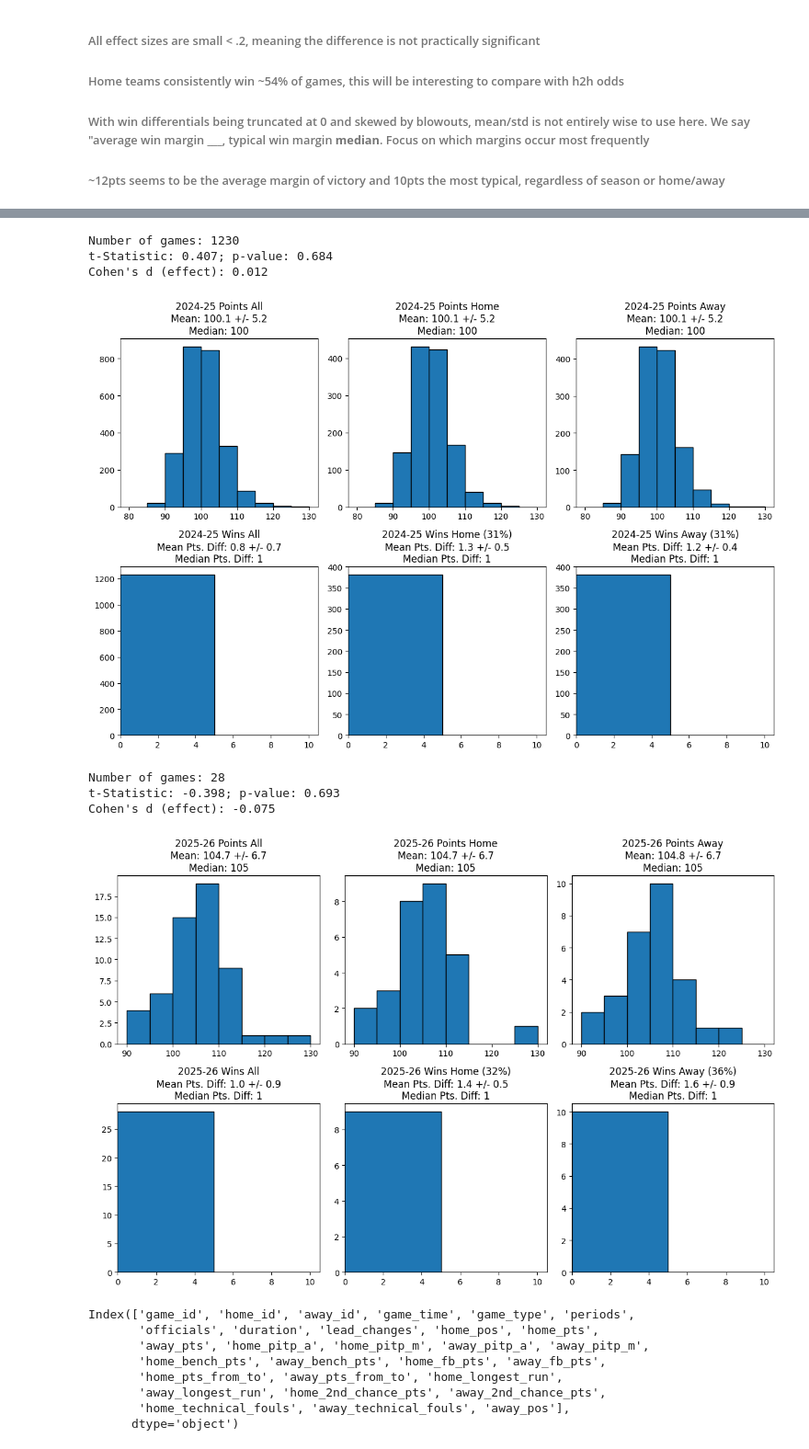
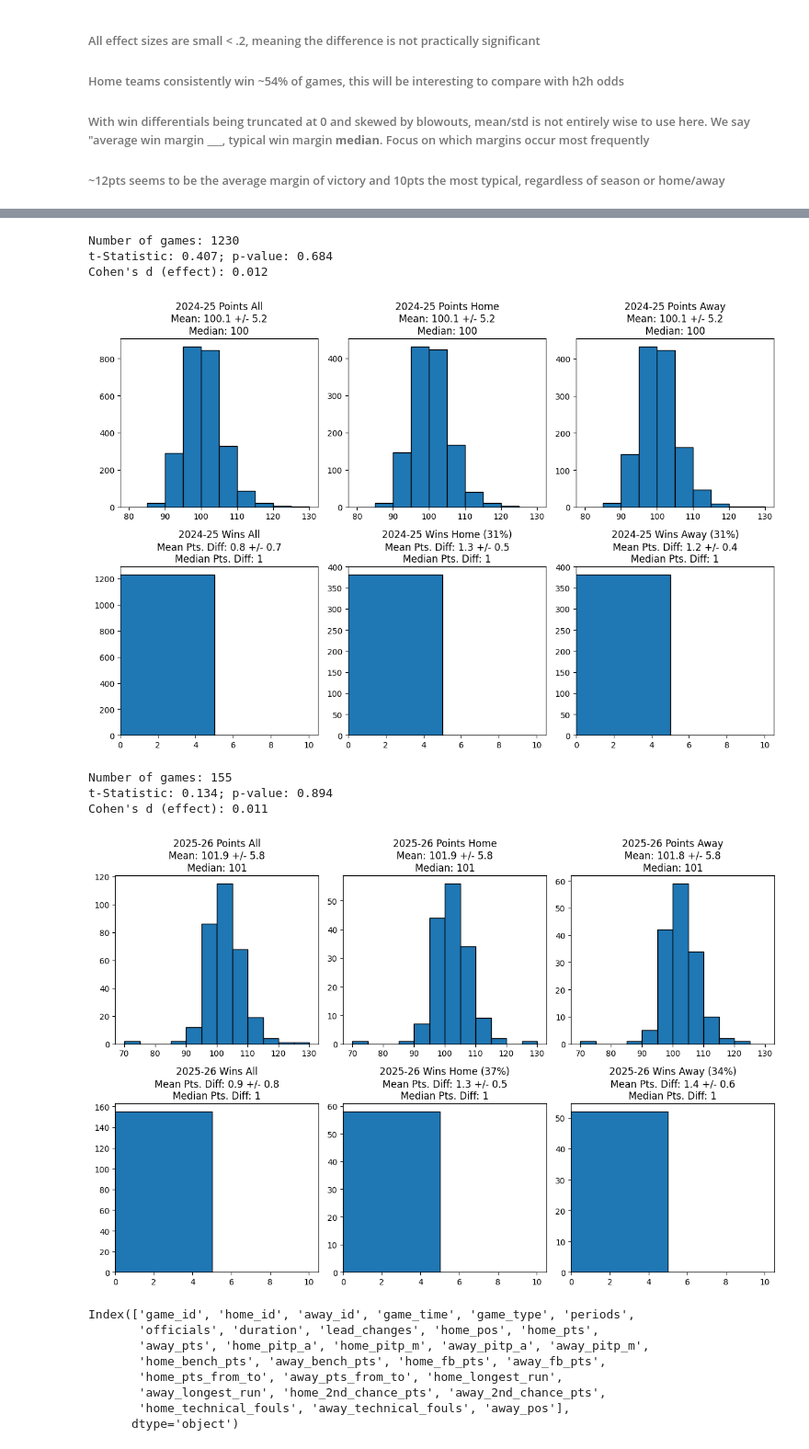
Before and after one commit to bbq-x/mathletics-analyze, a Jupyter notebook: scripts/points.ipynb, the cells around one changed output, grey strips where cells are left out. Shown at 92% size. Saved outputs shown, nothing was run; the diff lists cells and outputs as text; code cells hidden in the pictures.

```diff
--- a/scripts/points.ipynb
+++ b/scripts/points.ipynb
@@ -24,9 +24,9 @@ for season in seasons:
     # Query data
     sch = pd.read_sql_query(f"""select *
                             from "{schema}".game_details where home_pts is not null
-                            and game_id != '0062400001'
+                            and game_id != '0062400001' and game_type not in ('Playoffs', 'PlayIn')
                             """,con=c_eng)
-    sch = sch[ (sch["game_type"]=="Regular Season") | (sch["game_type"]=="Emirates NBA Cup") ]
+    #sch = sch[ (sch["game_type"]=="Regular Season") | (sch["game_type"]=="Emirates NBA Cup") ]
     sch.sort_values("game_time",inplace=True)    # Sort by date, preserve time order
     df_dict[schema] = sch
     print(f"Number of games: {len(sch)}")
@@ -163,6 +163,7 @@ Cohen's d (effect): 0.052
 ###### With win differentials being truncated at 0 and skewed by blowouts, mean/std is not entirely wise to use here. We say "average win margin ___, typical win margin __median__. Focus on which margins occur most frequently
 ###### ~12pts seems to be the average margin of victory and 10pts the most typical, regardless of season or home/away
 # %%
+# Possessions
 # A describe().T with season_all, season_home, season_away as the index
 # Each one will probably have to be independently calculated and appended
 import math as m
@@ -176,9 +177,9 @@ for season in seasons:
     # Query data
     sch = pd.read_sql_query(f"""select *
                             from "{schema}".game_details where home_pts is not null
-                            and game_id != '0062400001'
+                            and game_id != '0062400001' and game_type not in ('Playoffs', 'PlayIn')
                             """,con=c_eng)
-    sch = sch[ (sch["game_type"]=="Regular Season") | (sch["game_type"]=="Emirates NBA Cup") ]
+    #sch = sch[ (sch["game_type"]=="Regular Season") | (sch["game_type"]=="Emirates NBA Cup") ]
     sch.sort_values("game_time",inplace=True)    # Sort by date, preserve time order
     df_dict[schema] = sch
     print(f"Number of games: {len(sch)}")
@@ -225,21 +226,21 @@ for season in seasons:
                  bins=bins,
                  edgecolor="black",
                  linewidth=1)
-    axes[0, 0].set_title(f"{season} Points All\nMean: {round(np.mean(stat_list),1)} +/- {round(np.std(stat_list),1)}\nMedian: {int(np.median(stat_list))}")
+    axes[0, 0].set_title(f"{season} Possessions All\nMean: {round(np.mean(stat_list),1)} +/- {round(np.std(stat_list),1)}\nMedian: {int(np.median(stat_list))}")
 
     axes[0, 1].hist(home_list,
                  range=[limit_low, limit_high],
                  bins=bins,
                  edgecolor="black",
                  linewidth=1)
-    axes[0, 1].set_title(f"{season} Points Home\nMean: {round(np.mean(home_list),1)} +/- {round(np.std(home_list),1)}\nMedian: {int(np.median(home_list))}")
+    axes[0, 1].set_title(f"{season} Possessions Home\nMean: {round(np.mean(home_list),1)} +/- {round(np.std(home_list),1)}\nMedian: {int(np.median(home_list))}")
 
     axes[0, 2].hist(away_list,
                  range=[limit_low, limit_high],
                  bins=bins,
                  edgecolor="black",
                  linewidth=1)
-    axes[0, 2].set_title(f"{season} Points Away\nMean: {round(np.mean(away_list),1)} +/- {round(np.std(away_list),1)}\nMedian: {int(np.median(away_list))}")
+    axes[0, 2].set_title(f"{season} Possessions Away\nMean: {round(np.mean(away_list),1)} +/- {round(np.std(away_list),1)}\nMedian: {int(np.median(away_list))}")
 
     # Wins
     # Each row is at the game-level, meaning there is a win in each row
@@ -276,37 +277,37 @@ for season in seasons:
     axes[1, 2].hist(away_wins,
                  range=[0, limit_high],
                  bins=bins,
                  edgecolor="black",
                  linewidth=1)
     axes[1, 2].set_title(f"{season} Wins Away ({a_win_p}%)\nMean Pts. Diff: {round(np.mean(away_wins),1)} +/- {round(np.std(away_wins),1)}\nMedian Pts. Diff: {int(np.median(away_wins))}")
     axes[1, 2].set_xlim(left=0)
 
     plt.tight_layout()
     plt.show()
 
 
     print()
 # %% [output]
 Number of games: 1230
 t-Statistic: 1.873; p-value: 0.061
 Cohen's d (effect): 0.053
 [figure]
 Number of games: 1230
 t-Statistic: -1.682; p-value: 0.093
 Cohen's d (effect): -0.048
 [figure]
 Number of games: 1230
 t-Statistic: -0.986; p-value: 0.325
 Cohen's d (effect): -0.028
 [figure]
 Number of games: 1230
 t-Statistic: 0.407; p-value: 0.684
 Cohen's d (effect): 0.012
 [figure]
-Number of games: 28
-t-Statistic: -0.398; p-value: 0.693
-Cohen's d (effect): -0.075
+Number of games: 155
+t-Statistic: 0.134; p-value: 0.894
+Cohen's d (effect): 0.011
-[figure, old version]
+[figure, new version]
 # %%
 sch.columns
 # %% [output]
```
Also changed, not shown: parts of 1 cell of this notebook, 4 other files.
